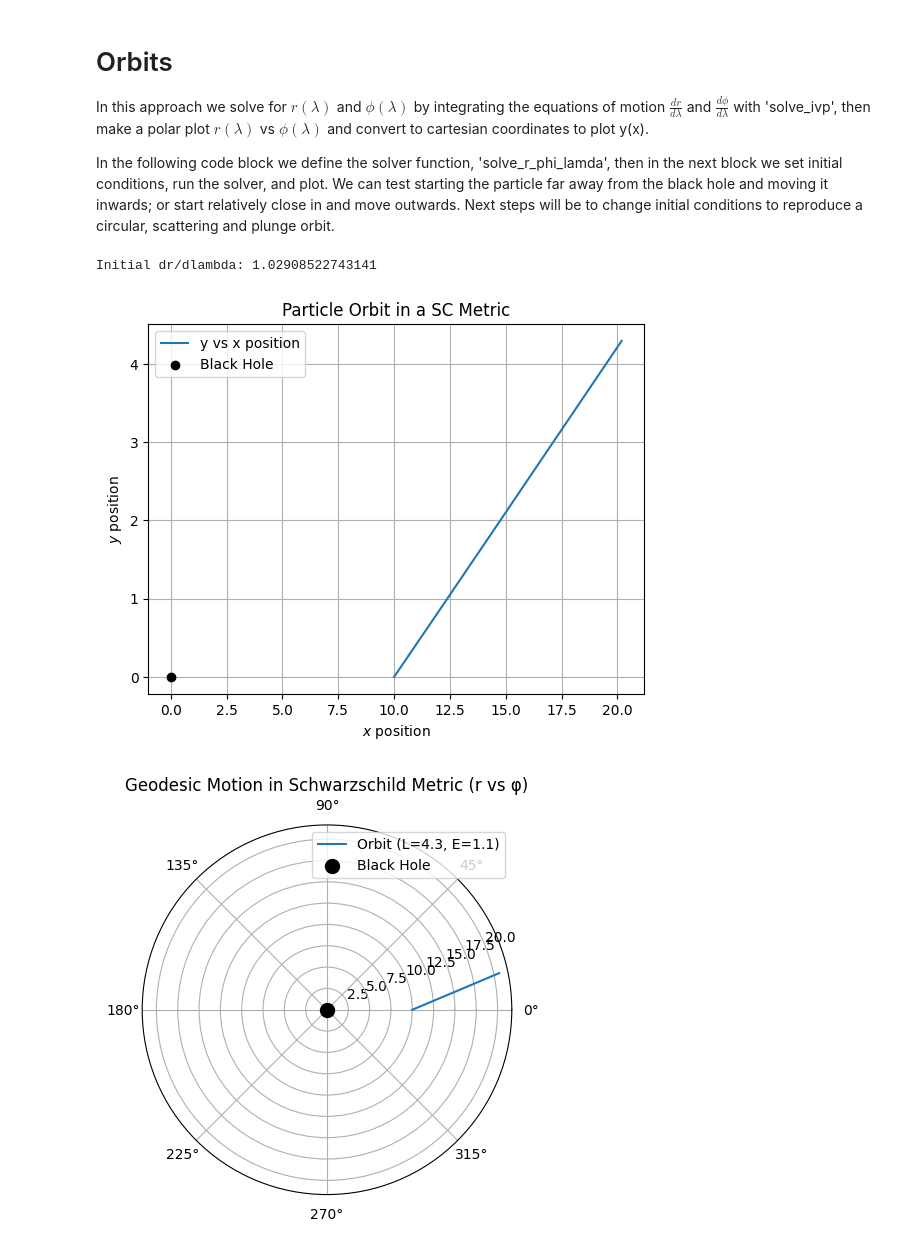
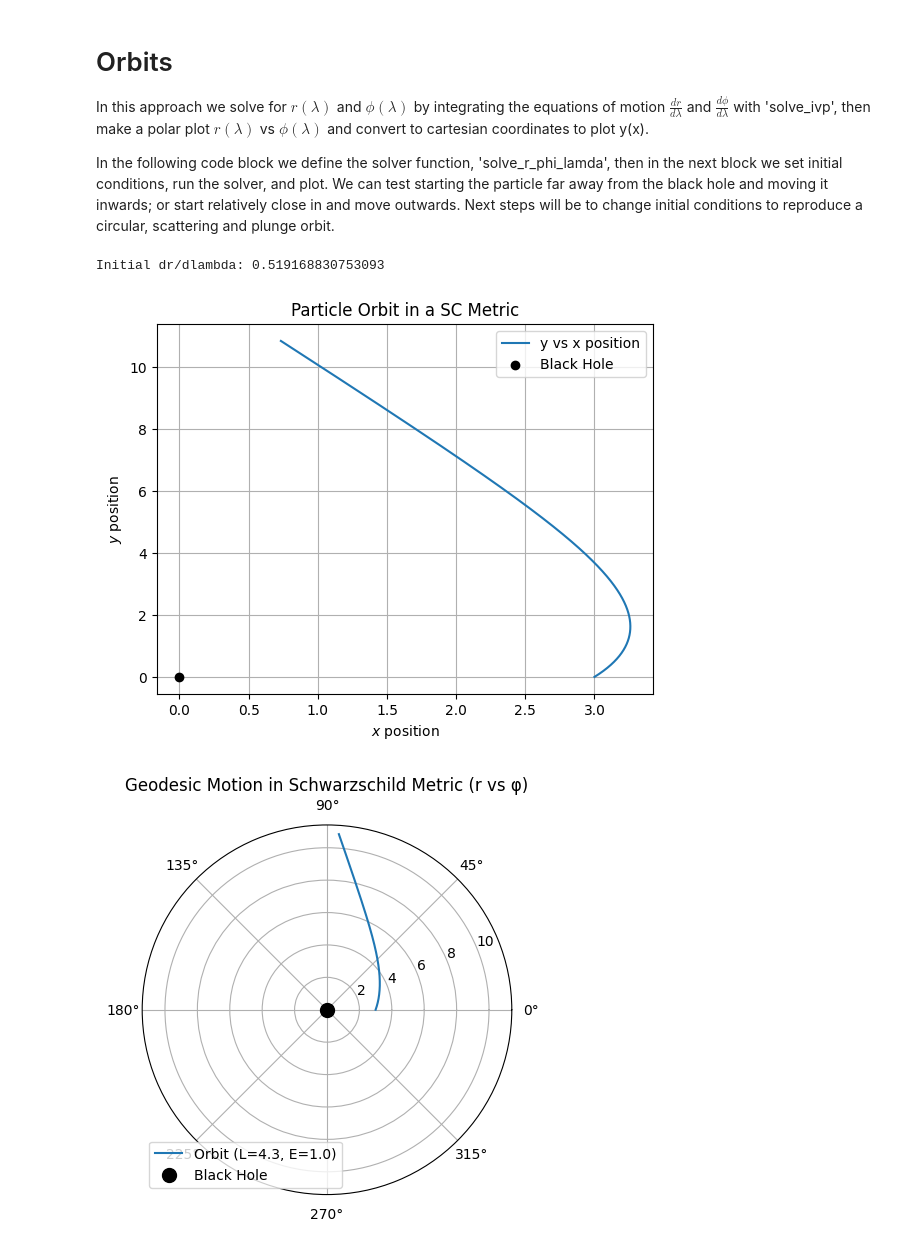
Before and after one commit to AdamSmithOrlik/quantum-black-holes, a Jupyter notebook: sue/research-2.ipynb, the cells around one changed output. Saved outputs shown, nothing was run; the diff lists cells and outputs as text; code cells hidden in the pictures.

```diff
--- a/sue/research-2.ipynb
+++ b/sue/research-2.ipynb
@@ -371,65 +394,63 @@ def solve_r_phi_lamda(params, lamda_range, r_init, phi_init, epsilon=0):
         return [dt_dlamda, dr_dlamda, dphi_dlamda]
 
     # solve for r(lambda) and phi(lambda)
-    sol = solve_ivp(dy_dt, lamda_range, y0, t_eval=np.linspace(*lamda_range, 1000), atol=1e-5, rtol=1e-5)
+    sol = solve_ivp(dy_dt, lamda_range, y0, t_eval=np.linspace(*lamda_range, 5000), atol=1e-6, rtol=1e-6)
     return sol
 # %%
 # block 8
 # initial conditions / constants
-#r_init = 1.5 * rs1
-# test
-r_init = 5 * rs1
-params = [E1, L1, M1, Q_b1, Q_c1]
+r_init1 = 1.5 * rs1
+params1 = [E1, L1, M1, Q_b1, Q_c1]
 
 # **** final lamda value is (+) if going away from BH; (-) if going towards the BH ****
-lamda_range = [0, 10]
-#lamda_range = [0, -10]
-phi_init = 0
+lamda_range1 = [0, 10]
+#lamda_range1 = [0, -10]
+phi_init1 = 0
 
 # **** test to check sign of initial dr/d_lamda value ****
-dt0, dr0, dphi0 = eq_of_motion(0, [0, r_init, phi_init], params, epsilon=0)
+dt0, dr0, dphi0 = eq_of_motion(0, [0, r_init1, phi_init1], params1, epsilon=0)
 print(f"Initial dr/dlambda: {dr0}")
 
-sol_y = solve_r_phi_lamda(params, lamda_range, r_init, phi_init, epsilon=0)
+sol_y = solve_r_phi_lamda(params1, lamda_range1, r_init1, phi_init1, epsilon=0)
 
 if not sol_y.success:
     print("Integration failed:", sol_y.message)
 
 # get results for r(lamda) and phi(lamda)
-r2 = sol_y.y[1]  # radial distances
-phi2 = sol_y.y[2]  # angular positions
+r_vals1 = sol_y.y[1]  # radial distances
+phi_vals1 = sol_y.y[2]  # angular positions
 
-x2 = r2 * np.cos(phi2)
-y2 = r2 * np.sin(phi2)
+x1 = r_vals1 * np.cos(phi_vals1)
+y1 = r_vals1 * np.sin(phi_vals1)
 
 # cartesian coordinates
-plt.plot(x2, y2, label=f'y vs x position')
+plt.plot(x1, y1, label=f'y vs x position')
 plt.scatter([0], [0], color='black', label='Black Hole', zorder=5)
 plt.xlabel(r'$x$ position')
 plt.ylabel(r'$y$ position')
 plt.title('Particle Orbit in a SC Metric')
 plt.legend()
 plt.grid(True)
 plt.show()
 
 # polar plot
-plt.polar(phi2, r2, label=f'Orbit (L={L1}, E={E1})')
+plt.polar(phi_vals1, r_vals1, label=f'Orbit (L={L1}, E={E1})')
 plt.scatter([0], [0], color='black', marker='o', s=100, label='Black Hole', zorder=5)
 plt.title('Geodesic Motion in Schwarzschild Metric (r vs φ)')
 plt.legend()
 plt.grid(True)
 plt.show()
 
 # parametric plot: r(lamda) vs phi(lamda)
-plt.plot(phi2, r2, label=f'r vs φ')
+plt.plot(phi_vals1, r_vals1, label=f'r vs φ')
 plt.scatter([0], [0], color='black', label='Black Hole', zorder=5)
 plt.xlabel(r'$\phi$ (Angular Position)')
 plt.ylabel(r'$r$ (Radial Distance)')
 plt.title('Parametric Motion: r(lamda) vs φ(lamda)')
 plt.legend()
 plt.grid(True)
 plt.show()
 # %% [output]
-Initial dr/dlambda: 1.02908522743141
+Initial dr/dlambda: 0.519168830753093
-[figure, old version]
+[figure, new version]
-[figure, old version]
+[figure, new version]
```
Also changed, not shown: parts of 8 cells of this notebook, 1 other file.
